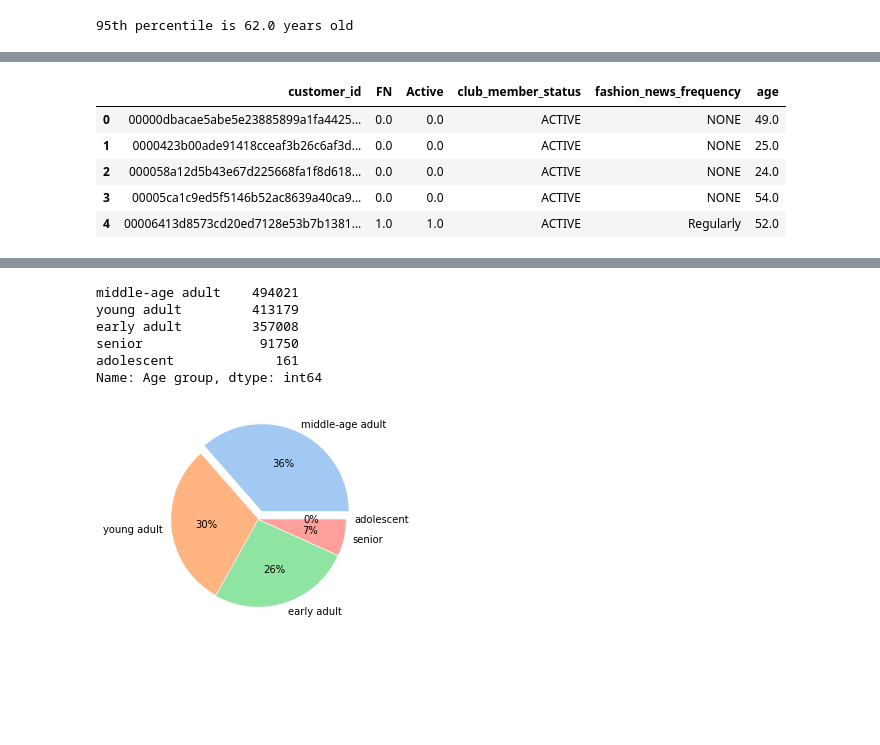
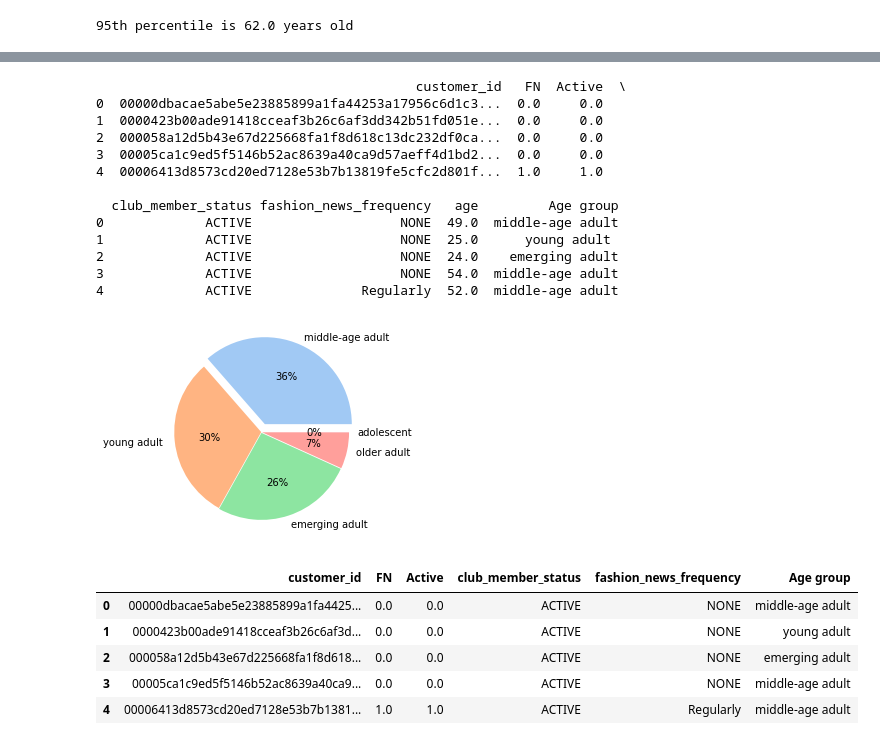
Before and after one commit to WindowNapat/Basic-Programming, a Jupyter notebook: Programming porject/HM EDA1.ipynb, the cells around one changed output, grey strips where cells are left out. Drawn from its saved outputs; the diff is of its cells as text; code cells hidden in the pictures; blank space fills up the shorter version.

Commit message:
Add age group and week

```diff
--- a/Programming porject/HM EDA.ipynb
+++ b/Programming porject/HM EDA1.ipynb
@@ -566,9 +588,0 @@ cus_df3 = cus_df2.copy()
-# %%
-cus_df3.head()
-# %% [output]
-|  | customer_id | FN | Active | club_member_status | fashion_news_frequency | age |
-| 0 | 00000dbacae5abe5e23885899a1fa4425... | 0.0 | 0.0 | ACTIVE | NONE | 49.0 |
-| 1 | 0000423b00ade91418cceaf3b26c6af3d... | 0.0 | 0.0 | ACTIVE | NONE | 25.0 |
-| 2 | 000058a12d5b43e67d225668fa1f8d618... | 0.0 | 0.0 | ACTIVE | NONE | 24.0 |
-| 3 | 00005ca1c9ed5f5146b52ac8639a40ca9... | 0.0 | 0.0 | ACTIVE | NONE | 54.0 |
-| 4 | 00006413d8573cd20ed7128e53b7b1381... | 1.0 | 1.0 | ACTIVE | Regularly | 52.0 |
@@ -575,9 +598,12 @@ cus_df3.head()
 # %%
-## Grouping age into adolescent (<18), early adult (18-24), young adult (25-35), middle-age adult (35-59). senior (>59) modified from this paper https://www.frontiersin.org/articles/10.3389/fnagi.2016.00074/full
+## Grouping age into adolescent(<18), emerging adult (18-24), young adults (25-35), middle-age adult (36-59), older adults (>60) modified from this paper https://www.frontiersin.org/articles/10.3389/fnagi.2016.00074/full
 ## Create new column called 'Age group'
 
-bins = [0,17,25,36,60,100]
-labels = ['adolescent', 'early adult', 'young adult', 'middle-age adult', 'senior']
-cus_df3['Age group'] = pd.cut(cus_df3['age'], bins=bins, right=False, labels=labels)
-cus_df3.head()
+bins= [0,17,25,36,60,100]
+labels = ['adolescent','emerging adult','young adult ','middle-age adult','older adult']
+cus_df3['Age group'] = pd.cut(cus_df3['age'], bins=bins, labels=labels, right=False)
+print(cus_df3.head())
+
+## Visualizing age group
+piechart(cus_df3['Age group'])
 # %% [output]
@@ -590,14 +610,25 @@ cus_df3.head()
+                                         customer_id   FN  Active  \
+0  00000dbacae5abe5e23885899a1fa44253a17956c6d1c3...  0.0     0.0
+1  0000423b00ade91418cceaf3b26c6af3dd342b51fd051e...  0.0     0.0
+2  000058a12d5b43e67d225668fa1f8d618c13dc232df0ca...  0.0     0.0
+3  00005ca1c9ed5f5146b52ac8639a40ca9d57aeff4d1bd2...  0.0     0.0
+4  00006413d8573cd20ed7128e53b7b13819fe5cfc2d801f...  1.0     1.0
+
+  club_member_status fashion_news_frequency   age         Age group
+0             ACTIVE                   NONE  49.0  middle-age adult
+1             ACTIVE                   NONE  25.0      young adult
+2             ACTIVE                   NONE  24.0    emerging adult
+3             ACTIVE                   NONE  54.0  middle-age adult
+4             ACTIVE              Regularly  52.0  middle-age adult
+[figure, added]
-# %%
-## Checking frequency of each age group
-print(cus_df3['Age group'].value_counts())
-
-## Piechart
-piechart(cus_df3['Age group'])
-# %% [output]
-middle-age adult    494021
-young adult         413179
-early adult         357008
-senior               91750
-adolescent             161
-Name: Age group, dtype: int64
-[figure, removed]
+# %%
+## removing age column
+cus_df3.drop('age', inplace=True, axis=1)
+cus_df3.head()
+# %% [output]
+|  | customer_id | FN | Active | club_member_status | fashion_news_frequency | Age group |
+| 0 | 00000dbacae5abe5e23885899a1fa4425... | 0.0 | 0.0 | ACTIVE | NONE | middle-age adult |
+| 1 | 0000423b00ade91418cceaf3b26c6af3d... | 0.0 | 0.0 | ACTIVE | NONE | young adult |
+| 2 | 000058a12d5b43e67d225668fa1f8d618... | 0.0 | 0.0 | ACTIVE | NONE | emerging adult |
+| 3 | 00005ca1c9ed5f5146b52ac8639a40ca9... | 0.0 | 0.0 | ACTIVE | NONE | middle-age adult |
+| 4 | 00006413d8573cd20ed7128e53b7b1381... | 1.0 | 1.0 | ACTIVE | Regularly | middle-age adult |
```
Also changed, not shown: parts of 19 cells of this notebook, 3 other files.
